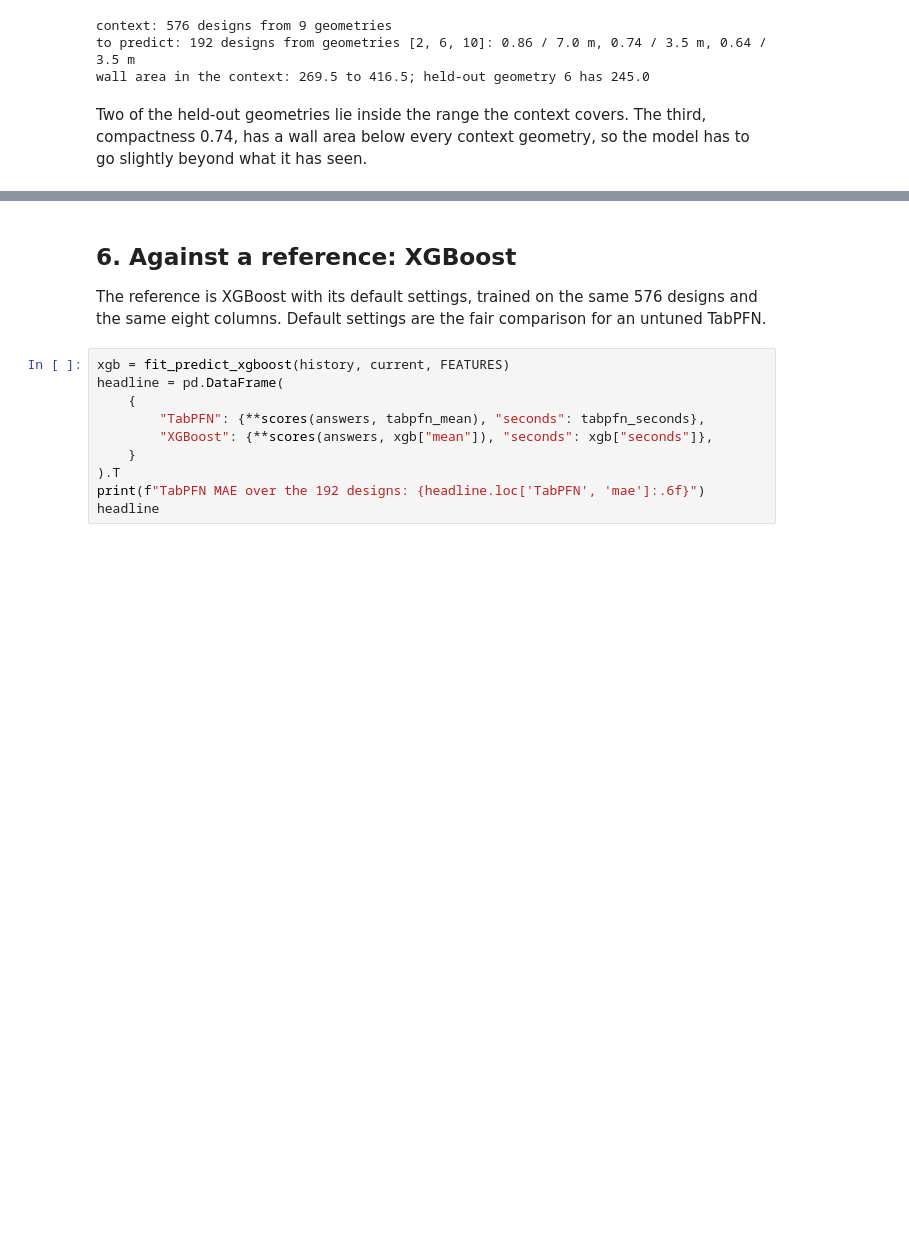
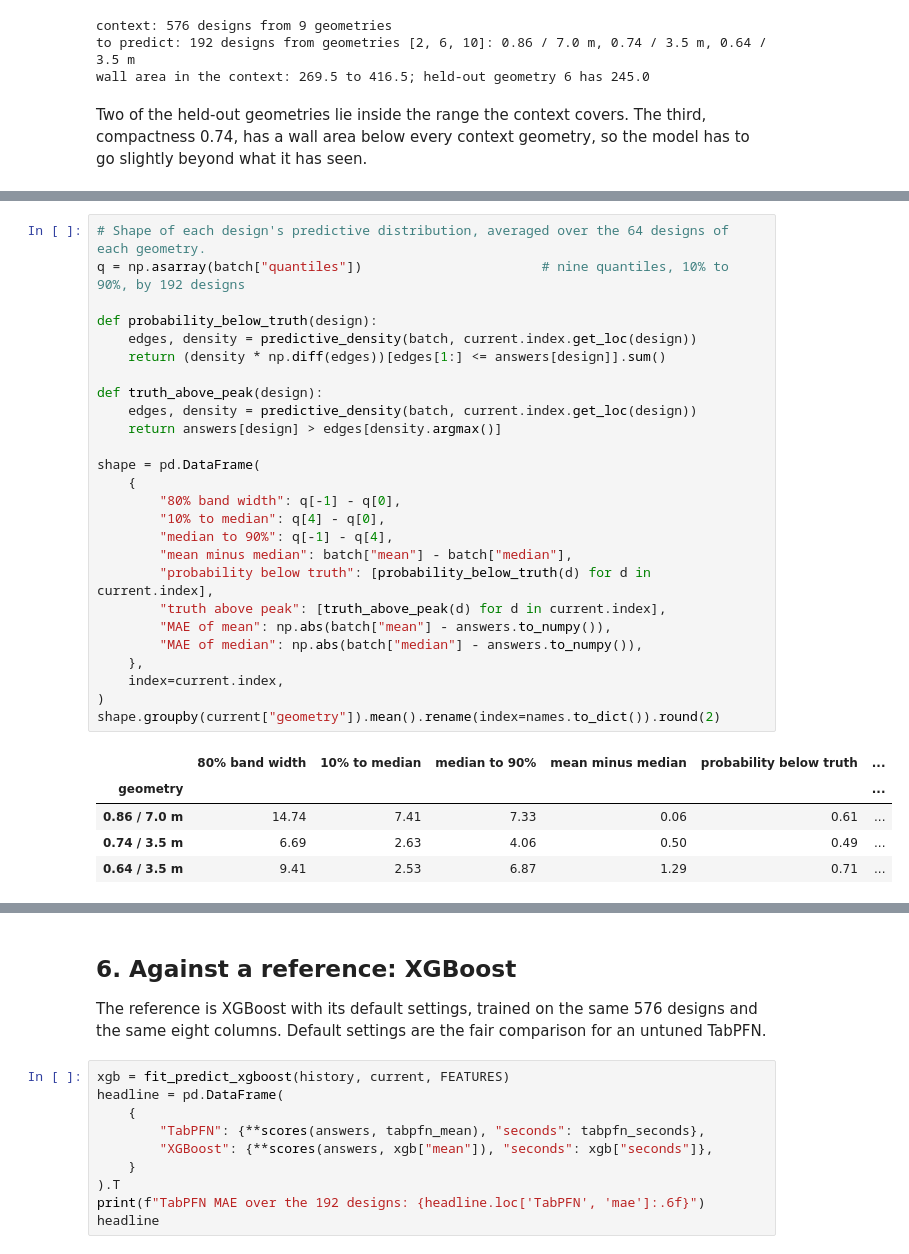
Before and after one commit to pleiadian53/tabular-icl-lab, a Jupyter notebook: notebooks/grouped_transfer/01_unseen_geometry_transfer.ipynb, the cells around one changed output, grey strips where cells are left out. Saved outputs shown, nothing was run; the diff lists cells and outputs as text; blank space fills up the shorter version.

```diff
--- a/notebooks/grouped_transfer/01_unseen_geometry_transfer.ipynb
+++ b/notebooks/grouped_transfer/01_unseen_geometry_transfer.ipynb
@@ -198,0 +232,32 @@ plot_predictive_quantiles(quantiles[:, column], answers["E0505"], "E0505: TabPFN
+# %%
+# Shape of each design's predictive distribution, averaged over the 64 designs of each geometry.
+q = np.asarray(batch["quantiles"])                       # nine quantiles, 10% to 90%, by 192 designs
+
+def probability_below_truth(design):
+    edges, density = predictive_density(batch, current.index.get_loc(design))
+    return (density * np.diff(edges))[edges[1:] <= answers[design]].sum()
+
+def truth_above_peak(design):
+    edges, density = predictive_density(batch, current.index.get_loc(design))
+    return answers[design] > edges[density.argmax()]
+
+shape = pd.DataFrame(
+    {
+        "80% band width": q[-1] - q[0],
+        "10% to median": q[4] - q[0],
+        "median to 90%": q[-1] - q[4],
+        "mean minus median": batch["mean"] - batch["median"],
+        "probability below truth": [probability_below_truth(d) for d in current.index],
+        "truth above peak": [truth_above_peak(d) for d in current.index],
+        "MAE of mean": np.abs(batch["mean"] - answers.to_numpy()),
+        "MAE of median": np.abs(batch["median"] - answers.to_numpy()),
+    },
+    index=current.index,
+)
+shape.groupby(current["geometry"]).mean().rename(index=names.to_dict()).round(2)
+# %% [output]
+|  | 80% band width | 10% to median | median to 90% | mean minus median | probability below truth | ... |
+| geometry |  |  |  |  |  | ... |
+| 0.86 / 7.0 m | 14.74 | 7.41 | 7.33 | 0.06 | 0.61 | ... |
+| 0.74 / 3.5 m | 6.69 | 2.63 | 4.06 | 0.50 | 0.49 | ... |
+| 0.64 / 3.5 m | 9.41 | 2.53 | 6.87 | 1.29 | 0.71 | ... |
```
Also changed, not shown: parts of 11 cells of this notebook, 1 other file.
